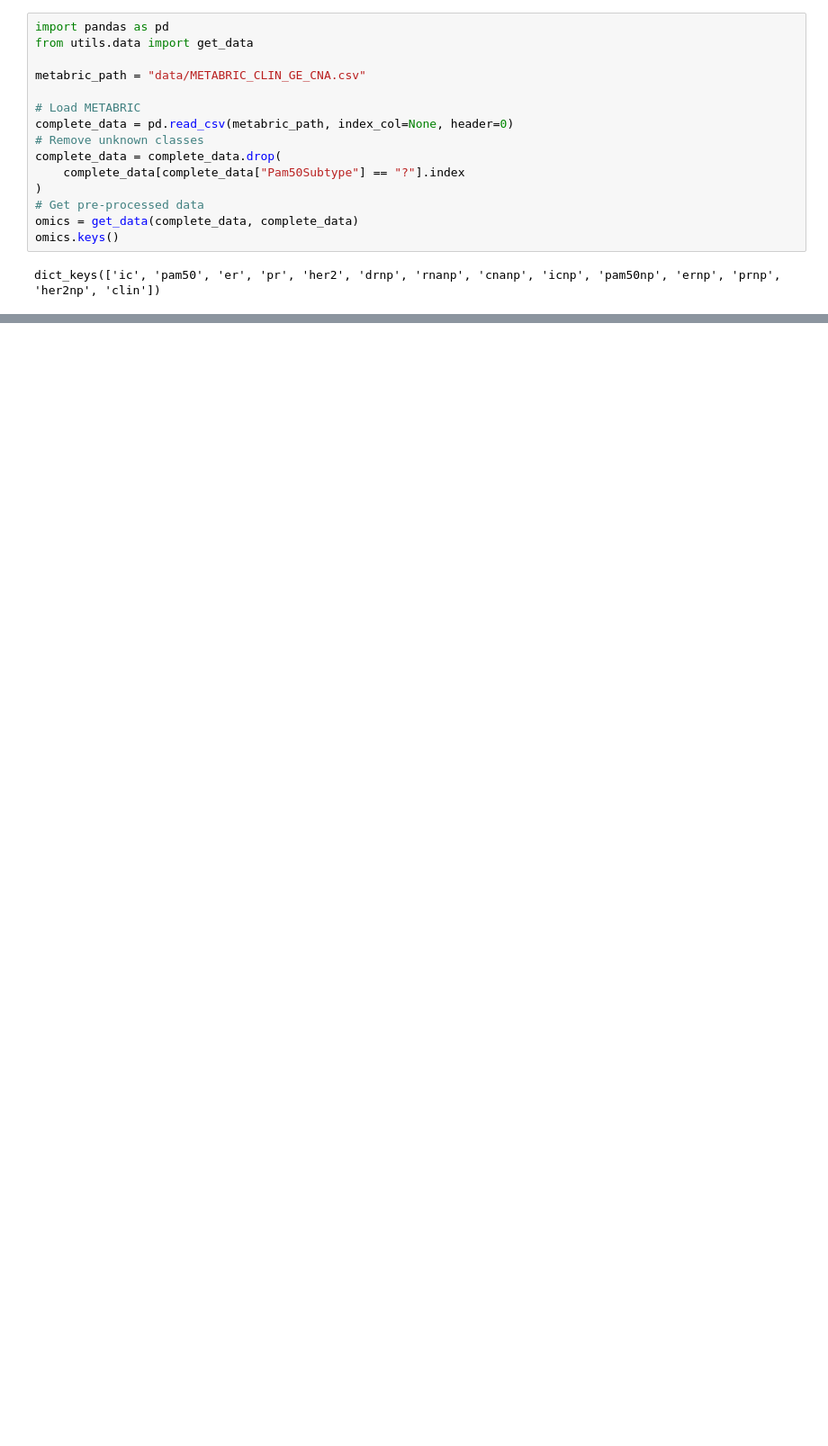
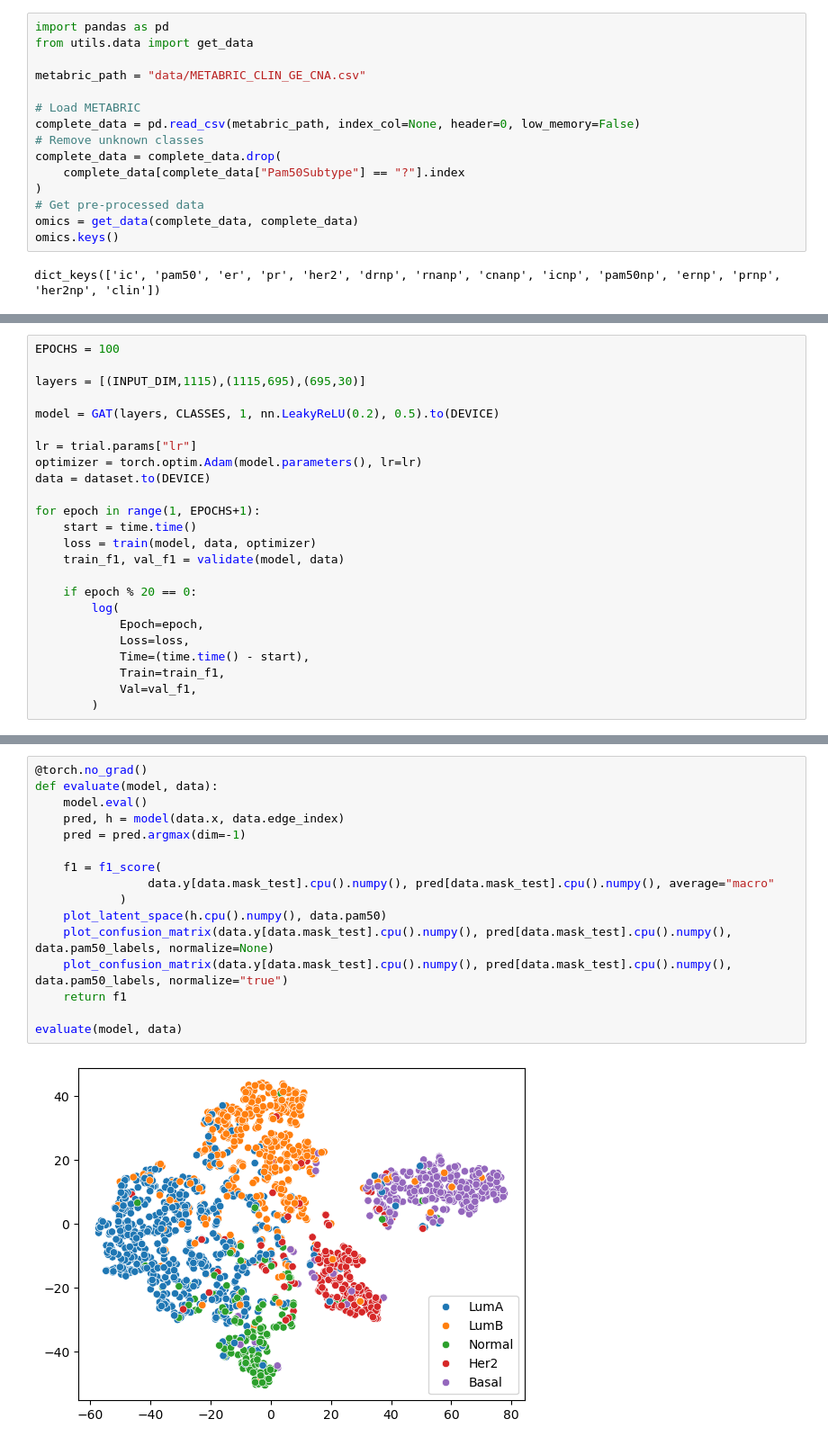
Before and after one commit to DavideGrecoGit/Multi-omics-data-integration-with-DL-approaches, a Jupyter notebook: GATO/GAT_training.ipynb, the cells around one changed output, grey strips where cells are left out. Shown: that part at 90% size. Cells and saved outputs as stored; diff of their text form; blank space fills up the shorter version.

```diff
--- a/GATO/GAT_training.ipynb
+++ b/GATO/GAT_training.ipynb
@@ -5,7 +5,7 @@ from utils.data import get_data
 metabric_path = "data/METABRIC_CLIN_GE_CNA.csv"
 
 # Load METABRIC
-complete_data = pd.read_csv(metabric_path, index_col=None, header=0)
+complete_data = pd.read_csv(metabric_path, index_col=None, header=0, low_memory=False)
 # Remove unknown classes
 complete_data = complete_data.drop(
     complete_data[complete_data["Pam50Subtype"] == "?"].index
@@ -179,0 +300,24 @@ Median time per epoch: 7.6660s
+# %%
+EPOCHS = 100
+
+layers = [(INPUT_DIM,1115),(1115,695),(695,30)]
+
+model = GAT(layers, CLASSES, 1, nn.LeakyReLU(0.2), 0.5).to(DEVICE)
+
+lr = trial.params["lr"]
+optimizer = torch.optim.Adam(model.parameters(), lr=lr)
+data = dataset.to(DEVICE)
+
+for epoch in range(1, EPOCHS+1):
+    start = time.time()
+    loss = train(model, data, optimizer)
+    train_f1, val_f1 = validate(model, data)
+
+    if epoch % 20 == 0:
+        log(
+            Epoch=epoch,
+            Loss=loss,
+            Time=(time.time() - start),
+            Train=train_f1,
+            Val=val_f1,
+        )
@@ -179,0 +330,18 @@ Median time per epoch: 7.6660s
+# %%
+@torch.no_grad()
+def evaluate(model, data):
+    model.eval()
+    pred, h = model(data.x, data.edge_index)
+    pred = pred.argmax(dim=-1)
+
+    f1 = f1_score(
+                data.y[data.mask_test].cpu().numpy(), pred[data.mask_test].cpu().numpy(), average="macro"
+            )
+    plot_latent_space(h.cpu().numpy(), data.pam50)
+    plot_confusion_matrix(data.y[data.mask_test].cpu().numpy(), pred[data.mask_test].cpu().numpy(), data.pam50_labels, normalize=None)
+    plot_confusion_matrix(data.y[data.mask_test].cpu().numpy(), pred[data.mask_test].cpu().numpy(), data.pam50_labels, normalize="true")
+    return f1
+
+evaluate(model, data)
+# %% [output]
+[figure, added]
```
Also changed, not shown: parts of 10 cells of this notebook, 5 other files.
